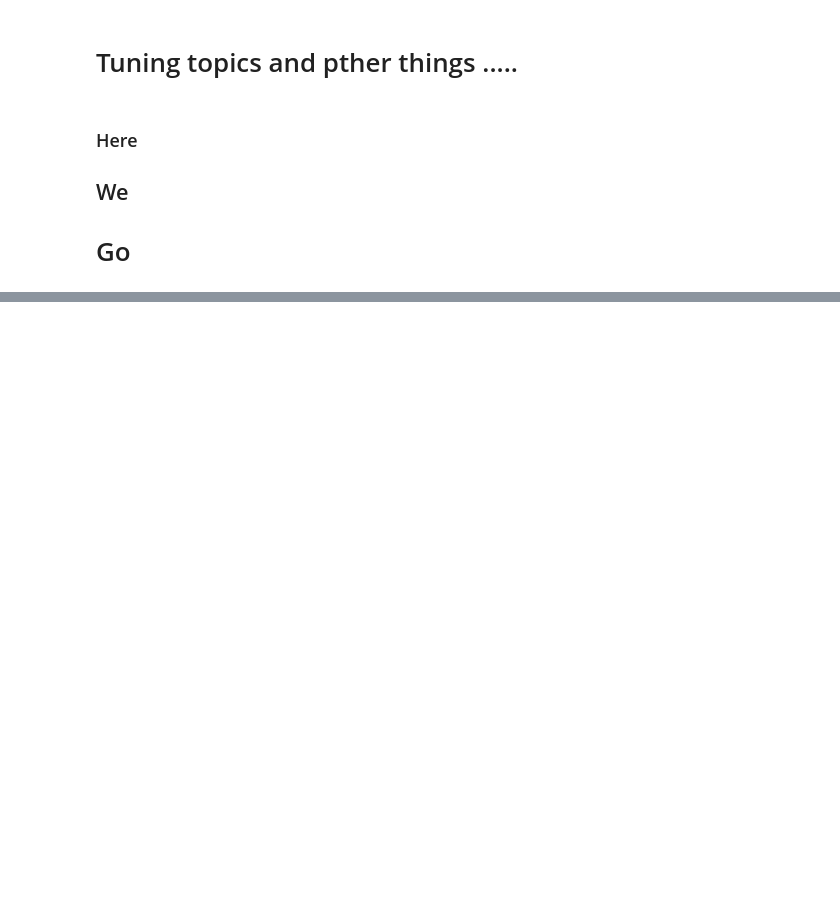
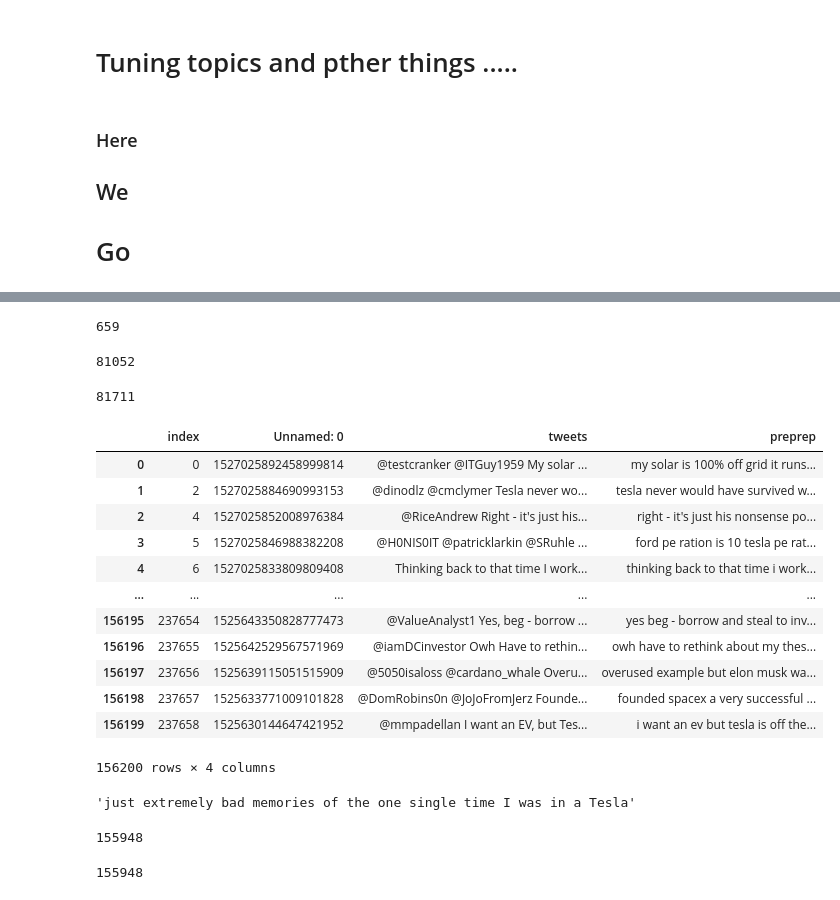
Before and after one commit to Auustiino/Tesla-Perception-Audit, a Jupyter notebook: Topic-Modeling-Exploration-Copy3.ipynb, the cells around one changed output, grey strips where cells are left out. Saved outputs shown, nothing was run; the diff lists cells and outputs as text; code cells hidden in the pictures; blank space fills up the shorter version.

```diff
--- a/Topic-Modeling-Exploration-Copy3.ipynb
+++ b/Topic-Modeling-Exploration-Copy3.ipynb
@@ -222,11 +211,11 @@ lem_noNone = [x for x in data_lemmatized if x is not None]
 ## Find missing values after making min tweet length 4 words maybe =============================
 # %%
 # testing enumerate with above lemmatization function
-# tester = [(i,x) for (i,x) in enumerate(data_lemmatized) if x is not None]
+tester = [(i,x) for (i,x) in enumerate(data_lemmatized) if x is not None]
 
 def find_missing(lst):
     return [x for x in range(lst[0], lst[-1]+1)
                                if x not in lst]
 lst = [tup[0] for tup in tester]
 ind = (find_missing(lst))
-ind
+# ind
@@ -503,0 +420,7 @@ results_df[results_df['Coherence'] >= 0.41]
+# %%
+# Removing Tweets fewer than N number of words
+counter = []
+for i, text in enumerate(lem_noNone):
+    if len(text) <= 6:
+        counter.append(i)
+len(counter)
@@ -649,23 +673,45 @@ id2word.keys()
+# %%
+len(ind)
+# %% [output]
+659
+# %%
+len(counter)
+# %% [output]
+81052
+# %%
+sum_dropped = counter + ind
+len(sum_dropped)
+# %% [output]
+81711
+# %%
+# full_tester = full.drop(full.index[ind])
+full_tester = full.drop(full.index[sum_dropped])
+full_tester.reset_index(inplace = True)
+# %%
+full_tester
+# %% [output]
+|  | index | Unnamed: 0 | tweets | preprep |
+| 0 | 0 | 1527025892458999814 | @testcranker @ITGuy1959 My solar ... | my solar is 100% off grid it runs... |
+| 1 | 2 | 1527025884690993153 | @dinodlz @cmclymer Tesla never wo... | tesla never would have survived w... |
+| 2 | 4 | 1527025852008976384 | @RiceAndrew Right - it's just his... | right - it's just his nonsense po... |
+| 3 | 5 | 1527025846988382208 | @H0NIS0IT @patricklarkin @SRuhle ... | ford pe ration is 10 tesla pe rat... |
+| 4 | 6 | 1527025833809809408 | Thinking back to that time I work... | thinking back to that time i work... |
+| ... | ... | ... | ... | ... |
+| 156195 | 237654 | 1525643350828777473 | @ValueAnalyst1 Yes, beg - borrow ... | yes beg - borrow and steal to inv... |
+| 156196 | 237655 | 1525642529567571969 | @iamDCinvestor Owh Have to rethin... | owh have to rethink about my thes... |
+| 156197 | 237656 | 1525639115051515909 | @5050isaloss @cardano_whale Overu... | overused example but elon musk wa... |
+| 156198 | 237657 | 1525633771009101828 | @DomRobins0n @JoJoFromJerz Founde... | founded spacex a very successful ... |
+| 156199 | 237658 | 1525630144647421952 | @mmpadellan I want an EV, but Tes... | i want an ev but tesla is off the... |
+156200 rows × 4 columns
 # %%
-GridSearchCV(cv=None, error_score='raise',
-             estimator=LatentDirichletAllocation(batch_size=128,
-                                                 doc_topic_prior=None,
-                                                 evaluate_every=-1,
-                                                 learning_decay=0.7,
-                                                 learning_method=None,
-                                                 learning_offset=10.0,
-                                                 max_doc_update_iter=100,
-                                                 max_iter=10,
-                                                 mean_change_tol=0.001,
-                                                 n_components=10,
-                                                 n_jobs=1,
-                                                 perp_tol=0.1,
-                                                 random_state=None,
-                                                 topic_word_prior=None,
-                                                 total_samples=1000000.0,
-                                                 verbose=0),
-             n_jobs=-2,
-             param_grid={'n_topics': [10, 15, 20, 30],
-                         'learning_decay': [0.5, 0.7, 0.9]},
-             pre_dispatch='2*n_jobs', refit=True, return_train_score='warn',
-             scoring=None, verbose=0)
+full_tester.tweets.iloc[104646]
+# %% [output]
+'just extremely bad memories of the one single time I was in a Tesla'
+# %%
+len(longer_tweets)
+# %% [output]
+155948
+# %%
+len(new_corpus)
+# %% [output]
+155948
```
Also changed, not shown: parts of 70 cells of this notebook.
